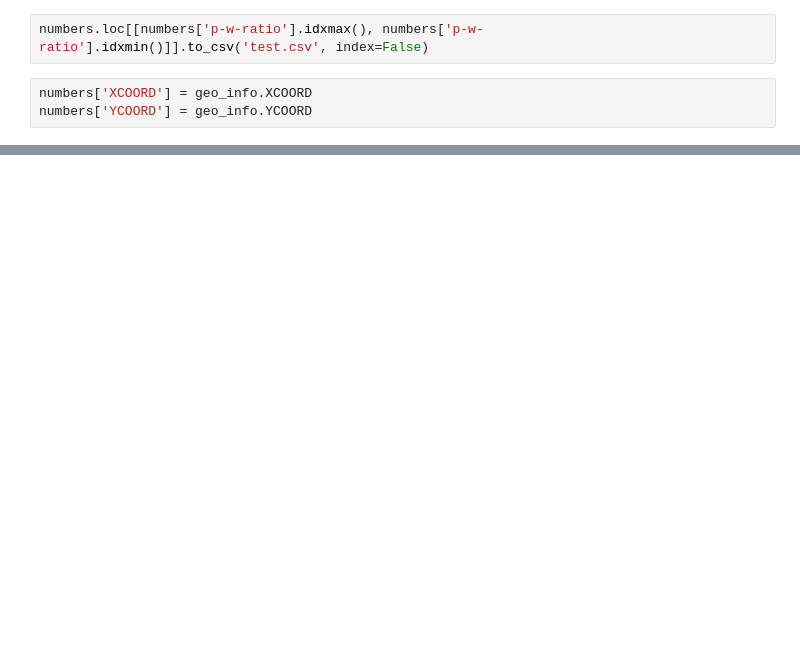
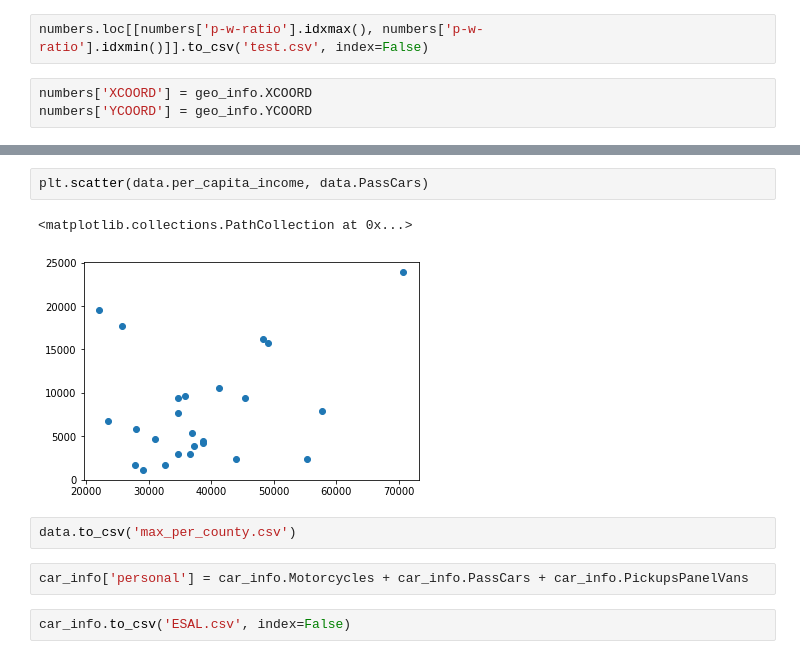
Before and after one commit to jasonahenry/DC20080, a Jupyter notebook: data_analysis.ipynb, the cells around one changed output, grey strips where cells are left out. Saved outputs shown, nothing was run; the diff lists cells and outputs as text; blank space fills up the shorter version.

```diff
--- a/data_analysis.ipynb
+++ b/data_analysis.ipynb
@@ -300,0 +464,11 @@ numbers['YCOORD'] = geo_info.YCOORD
+# %%
+plt.scatter(data.per_capita_income, data.PassCars)
+# %% [output]
+<matplotlib.collections.PathCollection at 0x...>
+[figure, added]
+# %%
+data.to_csv('max_per_county.csv')
+# %%
+car_info['personal'] = car_info.Motorcycles + car_info.PassCars + car_info.PickupsPanelVans
+# %%
+car_info.to_csv('ESAL.csv', index=False)
```
Also changed, not shown: parts of 23 cells of this notebook.
